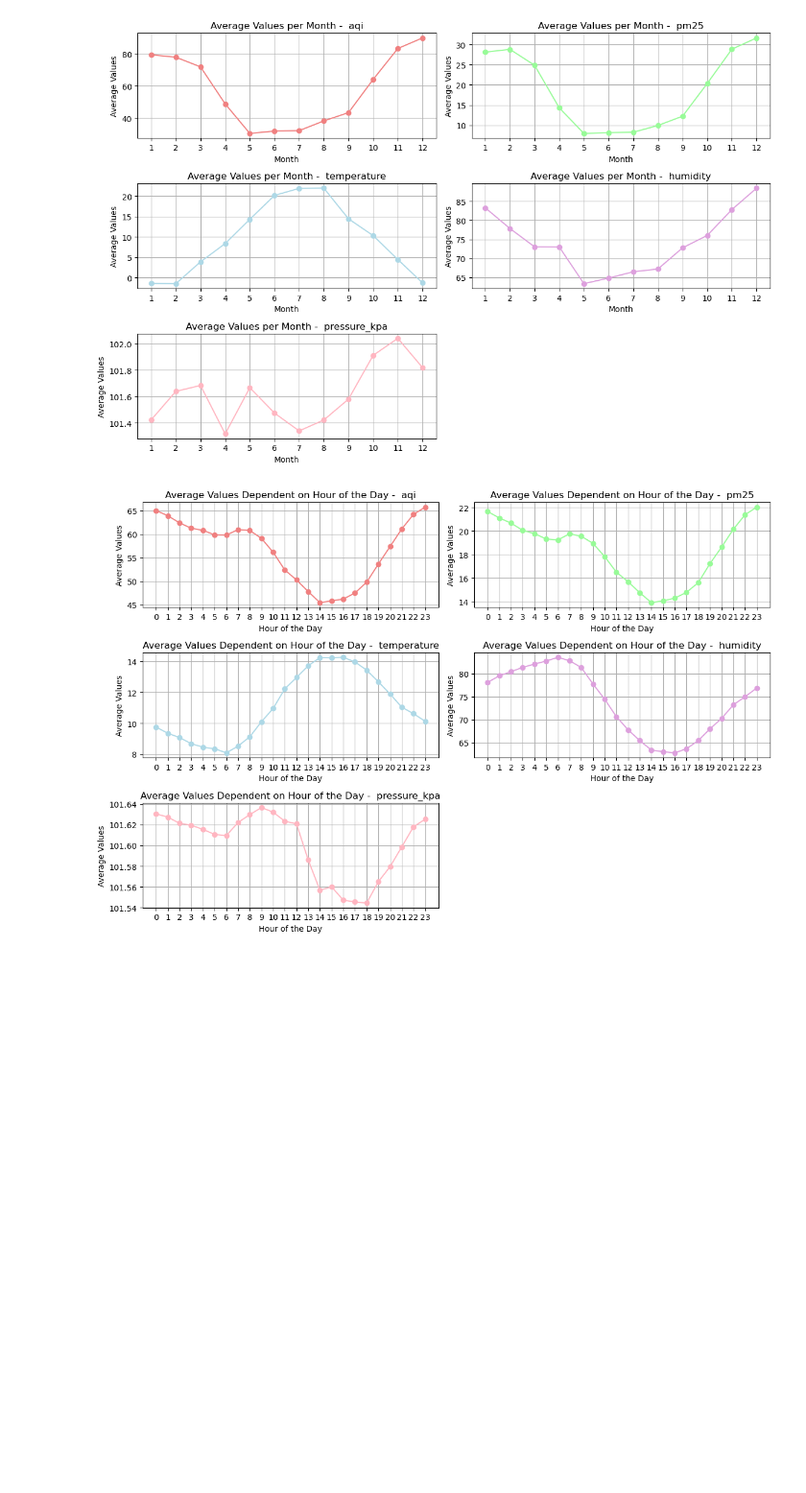
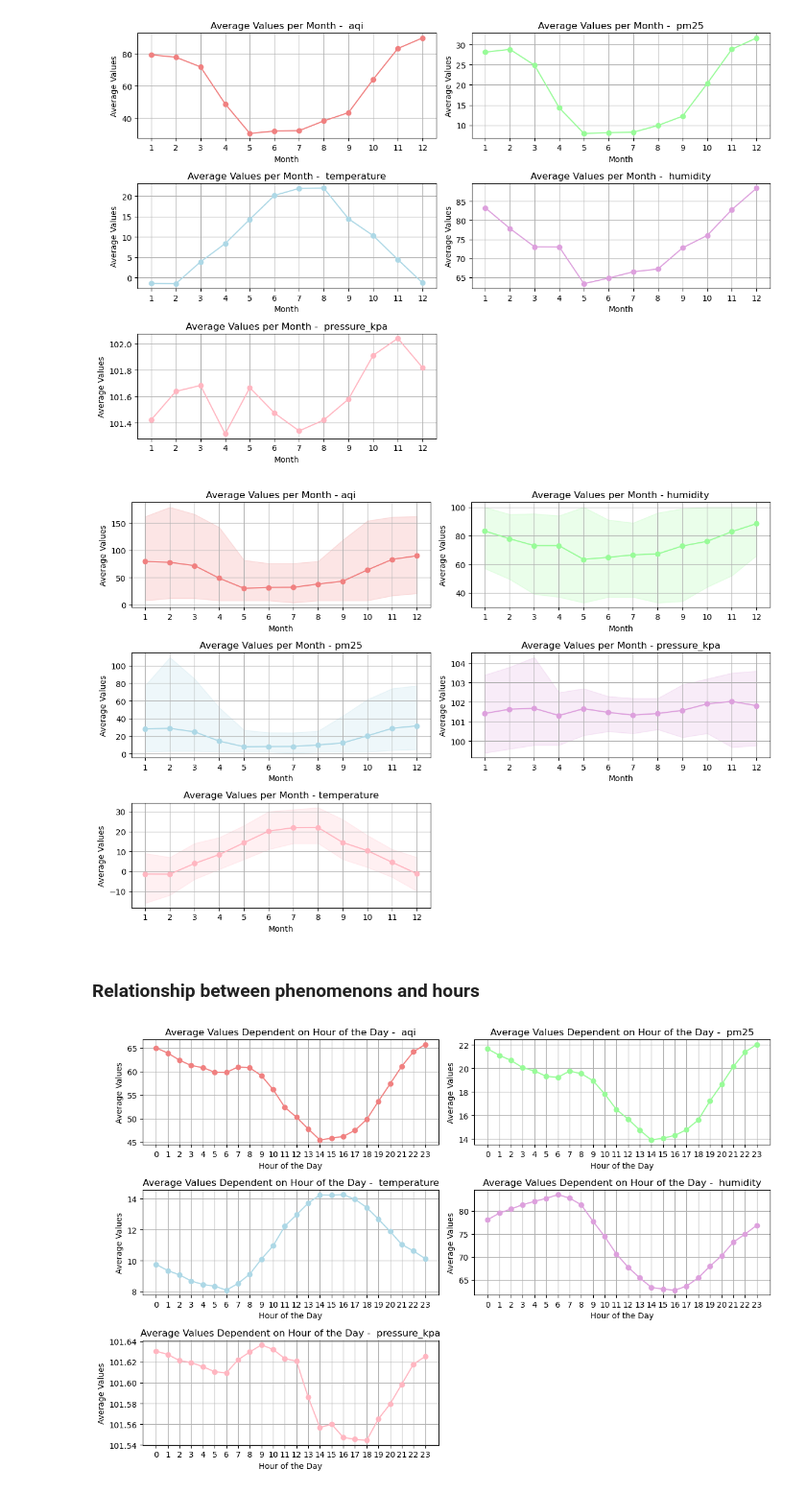
Before and after one commit to nastyabekesheva/Mathematical-Modeling, a Jupyter notebook: lab_1.ipynb, the cells around one changed output. Shown at 96% size. Drawn from its saved outputs; the diff is of its cells as text; code cells hidden in the pictures; blank space fills up the shorter version.

```diff
--- a/lab_1.ipynb
+++ b/lab_1.ipynb
@@ -104,8 +110,8 @@ df['month'] = df['logged_at'].dt.month
 # %%
 phenomenons = list(df['phenomenon'].unique())
 colors = ['lightcoral', 'palegreen', 'lightblue', 'plum', 'lightpink']
-df['logged_at'] = pd.to_datetime(df['logged_at'])
 # %%
 num_categories = len(phenomenons)
 num_cols = 2
 num_rows = (num_categories + num_cols - 1) // num_cols
+confidence_interval = 0.95
@@ -133,6 +141,40 @@ plt.tight_layout()
 plt.show()
 # %% [output]
 [figure]
+# %%
+
+
+average_values = df.groupby(['phenomenon', 'month'])['value'].agg([np.mean, lambda x: np.percentile(x, q=((1-confidence_interval)*100)/2), lambda x: np.percentile(x, q=100-((1-confidence_interval)*100)/2)]).reset_index()
+average_values.columns = ['phenomenon', 'month', 'mean', 'lower_ci', 'upper_ci']
+
+
+fig, axes = plt.subplots(num_rows, num_cols, figsize=(12, 8))
+
+for i, phenomenon_category in enumerate(average_values['phenomenon'].unique()):
+    row = i // num_cols
+    col = i % num_cols
+    ax = axes[row, col]
+
+    subset_df = average_values[average_values['phenomenon'] == phenomenon_category]
+
+    ax.plot(subset_df['month'], subset_df['mean'], marker='o', color=colors[i])
+    ax.fill_between(subset_df['month'], subset_df['lower_ci'], subset_df['upper_ci'], color=colors[i], alpha=0.2)
+
+    ax.set_xlabel('Month')
+    ax.set_ylabel('Average Values')
+    ax.set_title(f'Average Values per Month - {phenomenon_category}')
+    ax.grid(True)
+    ax.set_xticks(range(1, 13))
+
+for i in range(num_categories, num_cols * num_rows):
+    fig.delaxes(axes.flatten()[i])
+
+plt.tight_layout()
+plt.show()
+# %% [output]
+[figure, added]
+# %% [markdown]
+### Relationship between phenomenons and hours
 # %%
 average_values = df.groupby(['phenomenon', 'hour'])['value'].mean().reset_index()
 fig, axes = plt.subplots(num_rows, num_cols, figsize=(12, 8))
```
Also changed, not shown: parts of 30 cells of this notebook.
